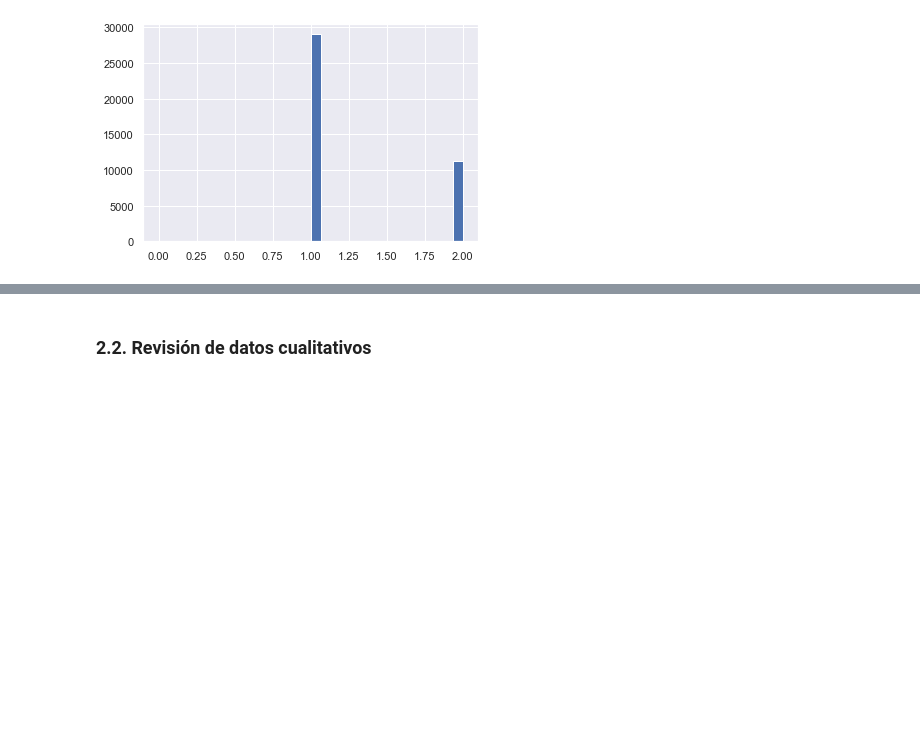
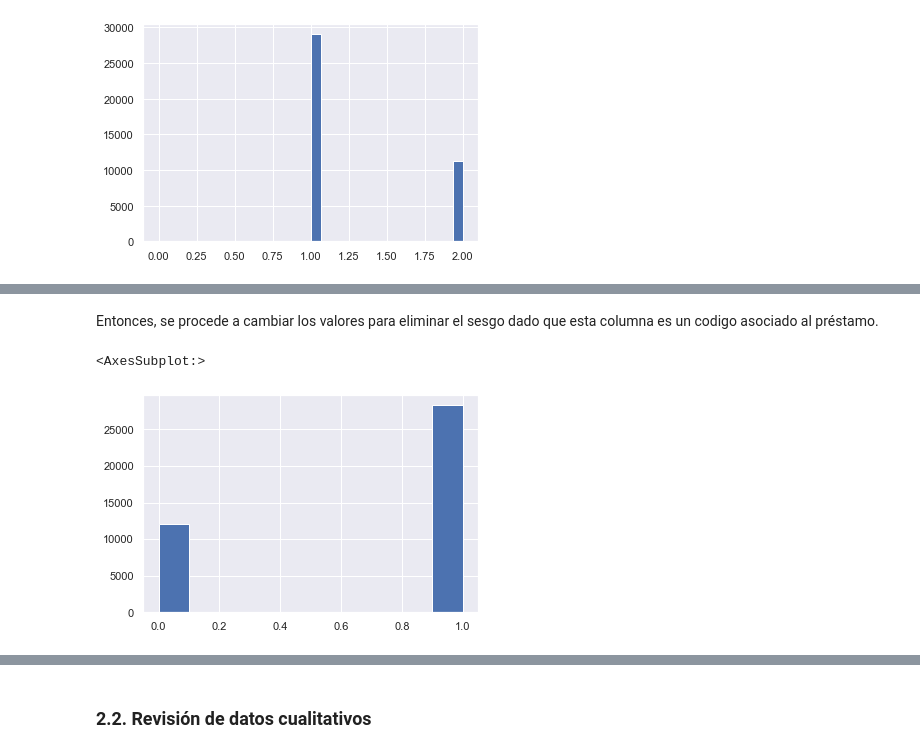
Before and after one commit to steanleo/KaggleChallenge, a Jupyter notebook: notebook/LoanApproval.ipynb, the cells around one changed output, grey strips where cells are left out. Drawn from its saved outputs; the diff is of its cells as text; code cells hidden in the pictures; blank space fills up the shorter version.

```diff
--- a/notebook/LoanApproval.ipynb
+++ b/notebook/LoanApproval.ipynb
@@ -292,0 +373,10 @@ df_train.boxplot(column='CreateJob', by = 'RetainedJob', return_type='axes', sym
+# %% [markdown]
+Entonces, se procede a cambiar los valores para eliminar el sesgo dado que esta columna es un codigo asociado al préstamo.
+# %%
+train.loc[train.FranchiseCode > 1, 'FranchiseCode'] = train.FranchiseCode.median()
+train['FranchiseCode'].hist()
+#Parece ser que FranchiseCode está relacionado con Accept
+#sns.barplot(x='FranchiseCode', y='Accept', data=df_train)
+# %% [output]
+<AxesSubplot:>
+[figure, added]
```
Also changed, not shown: parts of 68 cells of this notebook.
